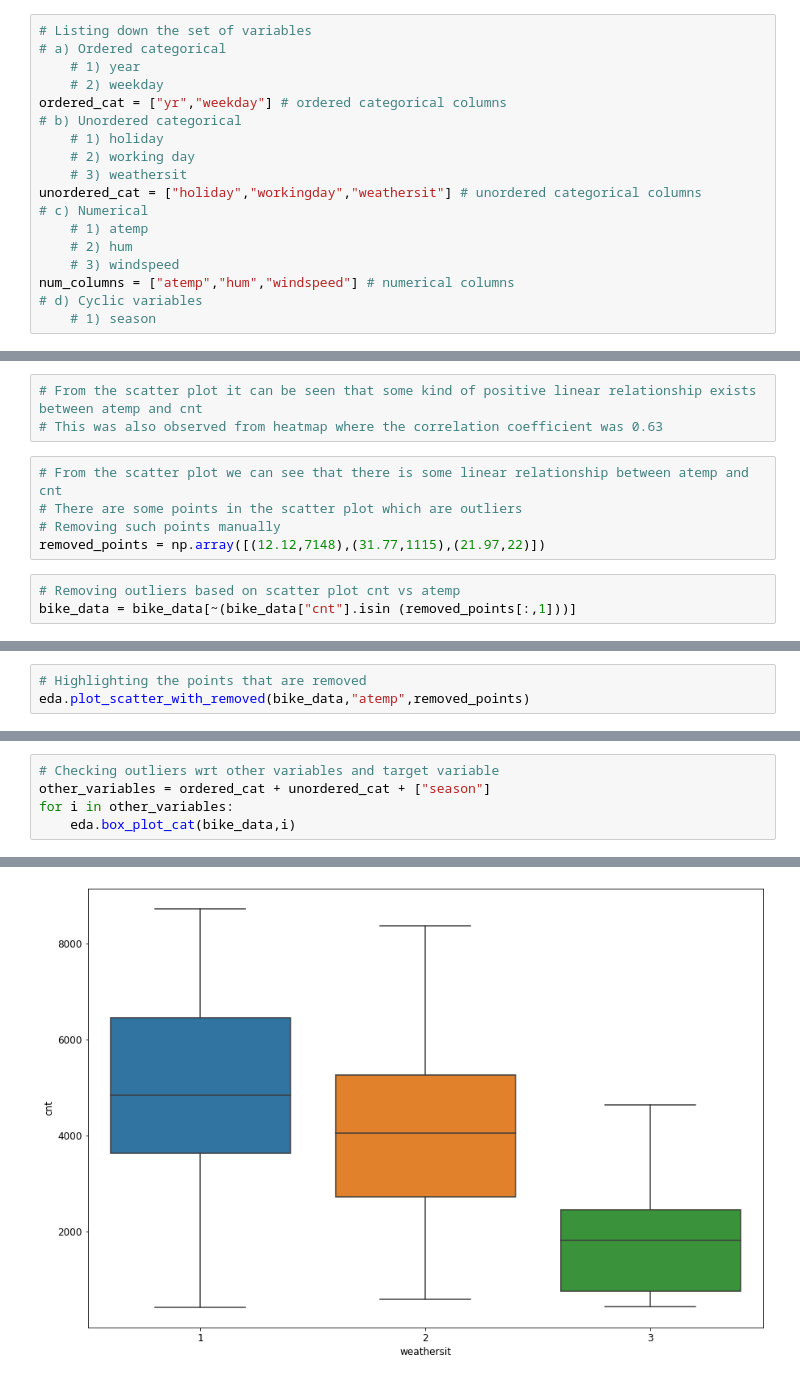
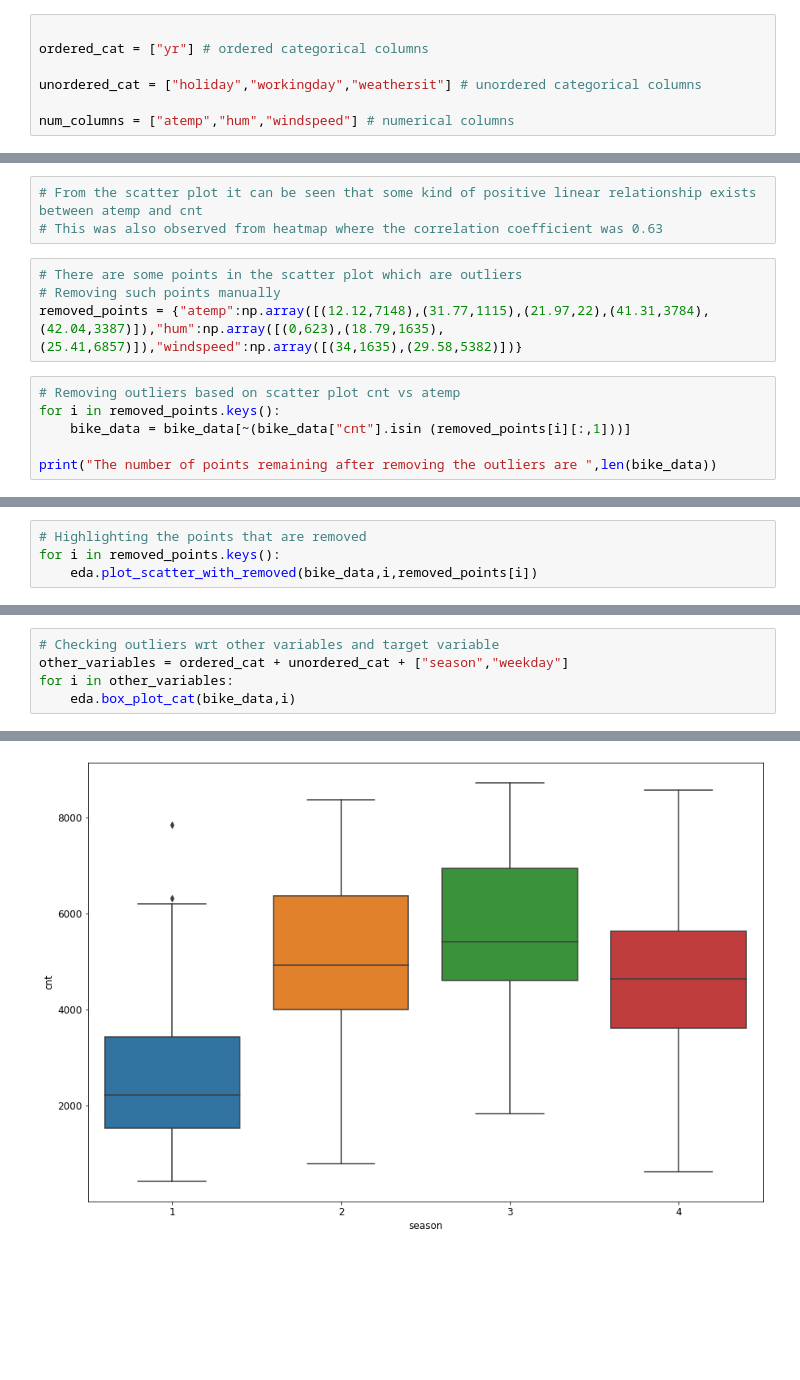
Before and after one commit to kvc0608/Bike-sharing, a Jupyter notebook: Anirudh_KVC.ipynb, the cells around one changed output, grey strips where cells are left out. Drawn from its saved outputs; the diff is of its cells as text; blank space fills up the shorter version.

```diff
--- a/Anirudh_KVC.ipynb
+++ b/Anirudh_KVC.ipynb
@@ -51,21 +67,10 @@ memory usage: 91.4+ KB
 # %%
-# Listing down the set of variables
-# a) Ordered categorical
-    # 1) year
-    # 2) weekday
-ordered_cat = ["yr","weekday"] # ordered categorical columns
-# b) Unordered categorical
-    # 1) holiday
-    # 2) working day
-    # 3) weathersit
+
+ordered_cat = ["yr"] # ordered categorical columns
+
 unordered_cat = ["holiday","workingday","weathersit"] # unordered categorical columns
-# c) Numerical
-    # 1) atemp
-    # 2) hum
-    # 3) windspeed
+
 num_columns = ["atemp","hum","windspeed"] # numerical columns
-# d) Cyclic variables
-    # 1) season
 # %%
 # Class for EDA analysis
 class EDA:
@@ -214,10 +219,12 @@ eda.plot_scatter(bike_data)
 # From the scatter plot it can be seen that some kind of positive linear relationship exists between atemp and cnt
 # This was also observed from heatmap where the correlation coefficient was 0.63
 # %%
-# From the scatter plot we can see that there is some linear relationship between atemp and cnt
 # There are some points in the scatter plot which are outliers
 # Removing such points manually
-removed_points = np.array([(12.12,7148),(31.77,1115),(21.97,22)])
+removed_points = {"atemp":np.array([(12.12,7148),(31.77,1115),(21.97,22),(41.31,3784),(42.04,3387)]),"hum":np.array([(0,623),(18.79,1635),(25.41,6857)]),"windspeed":np.array([(34,1635),(29.58,5382)])}
 # %%
 # Removing outliers based on scatter plot cnt vs atemp
-bike_data = bike_data[~(bike_data["cnt"].isin (removed_points[:,1]))]
+for i in removed_points.keys():
+    bike_data = bike_data[~(bike_data["cnt"].isin (removed_points[i][:,1]))]
+
+print("The number of points remaining after removing the outliers are ",len(bike_data))
@@ -224,4 +233,5 @@ bike_data = bike_data[~(bike_data["cnt"].isin (removed_points[:,1]))]
 # %%
 # Highlighting the points that are removed
-eda.plot_scatter_with_removed(bike_data,"atemp",removed_points)
+for i in removed_points.keys():
+    eda.plot_scatter_with_removed(bike_data,i,removed_points[i])
 # %% [output]
@@ -230,6 +241,6 @@ The number of points remaining after removing the outliers are  727
 # %%
 # Checking outliers wrt other variables and target variable
-other_variables = ordered_cat + unordered_cat + ["season"]
+other_variables = ordered_cat + unordered_cat + ["season","weekday"]
 for i in other_variables:
     eda.box_plot_cat(bike_data,i)
 # %% [output]
@@ -240 +251 @@ for i in other_variables:
-[figure, old version]
+[figure, new version]
```
Also changed, not shown: parts of 124 cells of this notebook.
